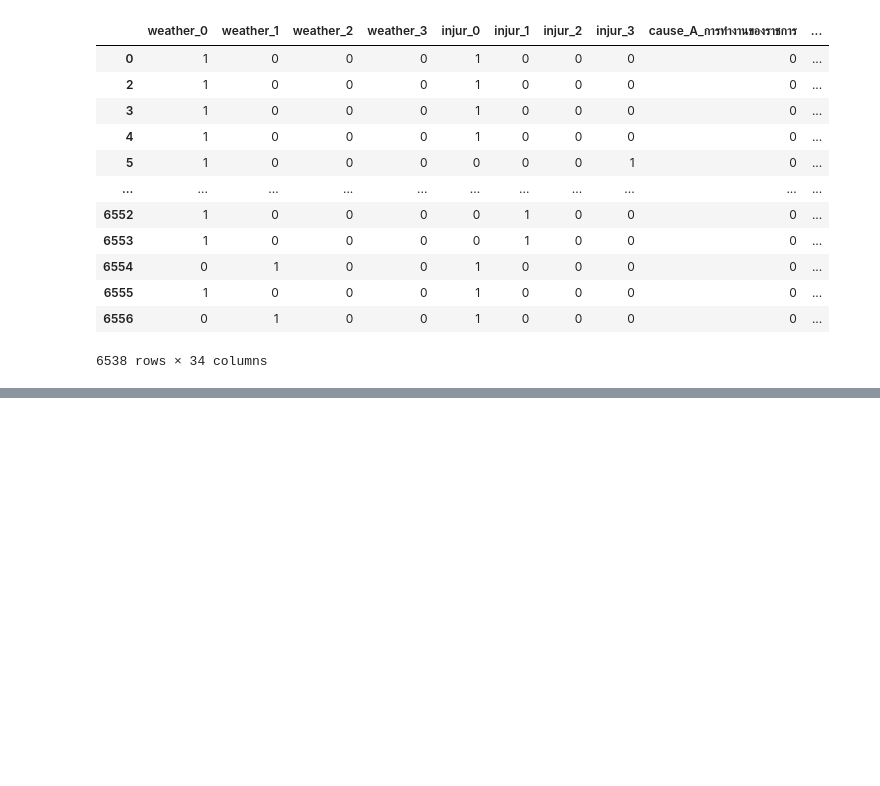
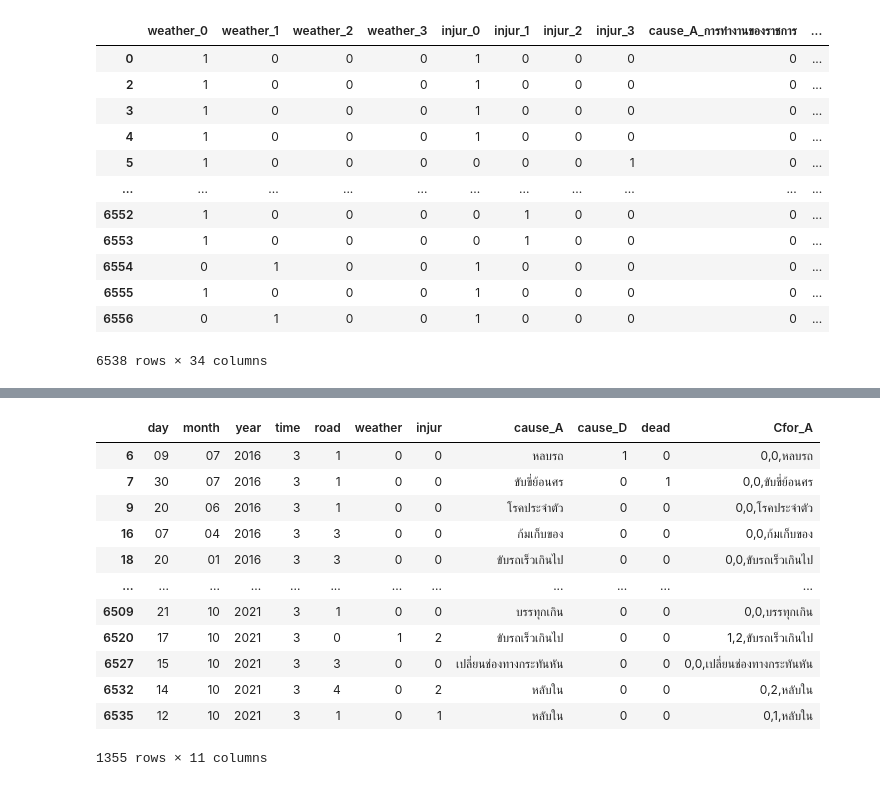
Before and after one commit to Thewaiii/BSC_DPDM23, a Jupyter notebook: Untitled4.ipynb, the cells around one changed output, grey strips where cells are left out. Cells and saved outputs as stored; diff of their text form; code cells hidden in the pictures; blank space fills up the shorter version.

```diff
--- a/Untitled4.ipynb
+++ b/Untitled4.ipynb
@@ -463,0 +812,17 @@ frequent_itemsets
+# %%
+data_after_midnight=data_new[data_new["time"]==3]
+data_after_midnight #data ที่เป็นเฉพาะของหลังเที่นงคืน
+# %% [output]
+|  | day | month | year | time | road | weather | injur | cause_A | cause_D | dead | Cfor_A |
+| 6 | 09 | 07 | 2016 | 3 | 1 | 0 | 0 | หลบรถ | 1 | 0 | 0,0,หลบรถ |
+| 7 | 30 | 07 | 2016 | 3 | 1 | 0 | 0 | ขับขี่ย้อนศร | 0 | 1 | 0,0,ขับขี่ย้อนศร |
+| 9 | 20 | 06 | 2016 | 3 | 1 | 0 | 0 | โรคประจำตัว | 0 | 0 | 0,0,โรคประจำตัว |
+| 16 | 07 | 04 | 2016 | 3 | 3 | 0 | 0 | ก้มเก็บของ | 0 | 0 | 0,0,ก้มเก็บของ |
+| 18 | 20 | 01 | 2016 | 3 | 3 | 0 | 0 | ขับรถเร็วเกินไป | 0 | 0 | 0,0,ขับรถเร็วเกินไป |
+| ... | ... | ... | ... | ... | ... | ... | ... | ... | ... | ... | ... |
+| 6509 | 21 | 10 | 2021 | 3 | 1 | 0 | 0 | บรรทุกเกิน | 0 | 0 | 0,0,บรรทุกเกิน |
+| 6520 | 17 | 10 | 2021 | 3 | 0 | 1 | 2 | ขับรถเร็วเกินไป | 0 | 0 | 1,2,ขับรถเร็วเกินไป |
+| 6527 | 15 | 10 | 2021 | 3 | 3 | 0 | 0 | เปลี่ยนช่องทางกระทันหัน | 0 | 0 | 0,0,เปลี่ยนช่องทางกระทันหัน |
+| 6532 | 14 | 10 | 2021 | 3 | 4 | 0 | 2 | หลับใน | 0 | 0 | 0,2,หลับใน |
+| 6535 | 12 | 10 | 2021 | 3 | 1 | 0 | 1 | หลับใน | 0 | 0 | 0,1,หลับใน |
+1355 rows × 11 columns
```
Also changed, not shown: parts of 16 cells of this notebook.
